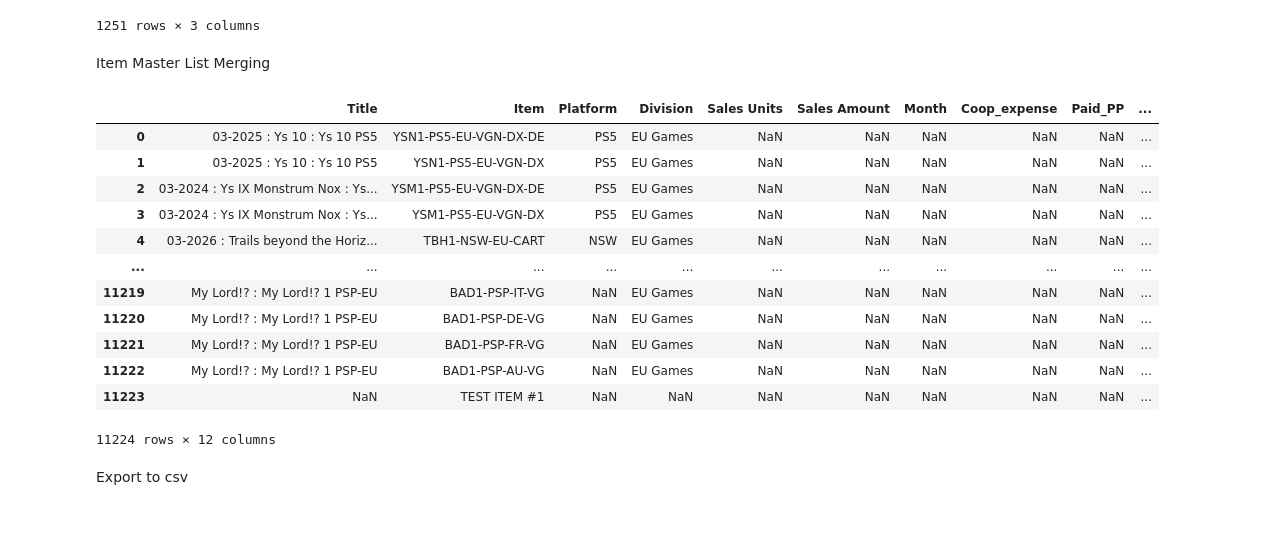
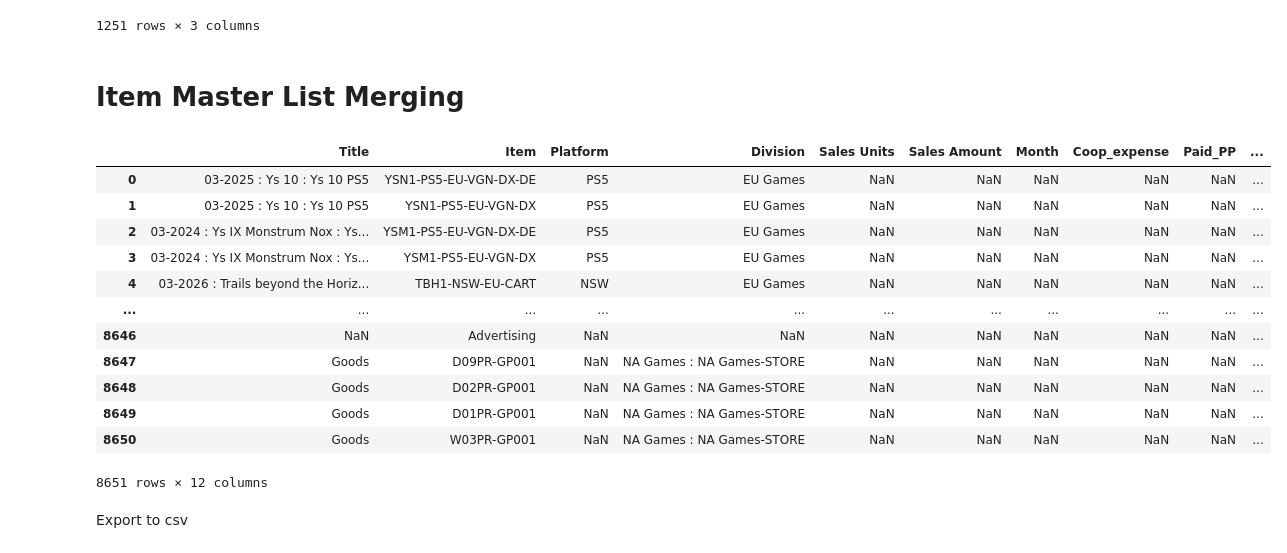
Before and after one commit to dentsusoken-usa/NIS-America-BI-Report, a Jupyter notebook: Data Process.ipynb, the cells around one changed output. Cells and saved outputs as stored; diff of their text form; code cells hidden in the pictures; blank space fills up the shorter version.

Commit message:
Filtered inactive data

```diff
--- a/Data Process.ipynb
+++ b/Data Process.ipynb
@@ -209,47 +211,48 @@ royalty_df
 | 1250 | Actions | NaN | 2025-03 |
 1251 rows × 3 columns
 # %% [markdown]
-Item Master List Merging
+# Item Master List Merging
 # %%
 master_df = pd.read_excel(input_folder_path + "Item Master List.xlsx")
 # %%
-marginal_profit_df = master_df[["Game Title", "Name", "Platform", "Division"]].copy()
+marginal_profit_df = master_df[["Inactive", "Game Title", "Name", "Platform", "Division"]].copy()
+marginal_profit_df = marginal_profit_df[marginal_profit_df["Inactive"] == "No" ]
 marginal_profit_df["Title"] = master_df["Game Title"]
 marginal_profit_df = marginal_profit_df[["Title", "Game Title", "Name", "Platform", "Division"]]
 marginal_profit_df = marginal_profit_df.rename(columns = {'Name': 'Item'})
 title_process(marginal_profit_df)
 
 marginal_profit_df = marginal_profit_df.merge(sales_df, on = "Item", how = "left")
 marginal_profit_df = marginal_profit_df.merge(coop_df, on = ["Game Title","Month"], how = "left")
 marginal_profit_df = marginal_profit_df.merge(pp_df, on = ["Game Title","Month"], how = "left")
 marginal_profit_df = marginal_profit_df.merge(cogs_df, on = ["Game Title","Month"], how = "left")
 marginal_profit_df = marginal_profit_df.merge(royalty_df, on = ["Item","Month"], how = "left")
 
 marginal_profit_df["Marginal Profit"] = (
     marginal_profit_df["Sales Amount"].fillna(0) -
     marginal_profit_df["Paid_PP"].fillna(0) -
     marginal_profit_df["Coop_expense"].fillna(0) -
     marginal_profit_df["Material_COGS"].fillna(0) -
     marginal_profit_df["Royalty"].fillna(0)
 )
 
 marginal_profit_df = marginal_profit_df.drop(columns = ["Game Title"])
 
 marginal_profit_df
 # %% [output]
 |  | Title | Item | Platform | Division | Sales Units | Sales Amount | Month | Coop_expense | Paid_PP | ... |
 | 0 | 03-2025 : Ys 10 : Ys 10 PS5 | YSN1-PS5-EU-VGN-DX-DE | PS5 | EU Games | NaN | NaN | NaN | NaN | NaN | ... |
 | 1 | 03-2025 : Ys 10 : Ys 10 PS5 | YSN1-PS5-EU-VGN-DX | PS5 | EU Games | NaN | NaN | NaN | NaN | NaN | ... |
 | 2 | 03-2024 : Ys IX Monstrum Nox : Ys... | YSM1-PS5-EU-VGN-DX-DE | PS5 | EU Games | NaN | NaN | NaN | NaN | NaN | ... |
 | 3 | 03-2024 : Ys IX Monstrum Nox : Ys... | YSM1-PS5-EU-VGN-DX | PS5 | EU Games | NaN | NaN | NaN | NaN | NaN | ... |
 | 4 | 03-2026 : Trails beyond the Horiz... | TBH1-NSW-EU-CART | NSW | EU Games | NaN | NaN | NaN | NaN | NaN | ... |
 | ... | ... | ... | ... | ... | ... | ... | ... | ... | ... | ... |
-| 11219 | My Lord!? : My Lord!? 1 PSP-EU | BAD1-PSP-IT-VG | NaN | EU Games | NaN | NaN | NaN | NaN | NaN | ... |
-| 11220 | My Lord!? : My Lord!? 1 PSP-EU | BAD1-PSP-DE-VG | NaN | EU Games | NaN | NaN | NaN | NaN | NaN | ... |
-| 11221 | My Lord!? : My Lord!? 1 PSP-EU | BAD1-PSP-FR-VG | NaN | EU Games | NaN | NaN | NaN | NaN | NaN | ... |
-| 11222 | My Lord!? : My Lord!? 1 PSP-EU | BAD1-PSP-AU-VG | NaN | EU Games | NaN | NaN | NaN | NaN | NaN | ... |
-| 11223 | NaN | TEST ITEM #1 | NaN | NaN | NaN | NaN | NaN | NaN | NaN | ... |
+| 8646 | NaN | Advertising | NaN | NaN | NaN | NaN | NaN | NaN | NaN | ... |
+| 8647 | Goods | D09PR-GP001 | NaN | NA Games : NA Games-STORE | NaN | NaN | NaN | NaN | NaN | ... |
+| 8648 | Goods | D02PR-GP001 | NaN | NA Games : NA Games-STORE | NaN | NaN | NaN | NaN | NaN | ... |
+| 8649 | Goods | D01PR-GP001 | NaN | NA Games : NA Games-STORE | NaN | NaN | NaN | NaN | NaN | ... |
+| 8650 | Goods | W03PR-GP001 | NaN | NA Games : NA Games-STORE | NaN | NaN | NaN | NaN | NaN | ... |
-11224 rows × 12 columns
+8651 rows × 12 columns
 # %% [markdown]
 Export to csv
 # %%
```
Also changed, not shown: parts of 6 cells of this notebook, 1 other file.
